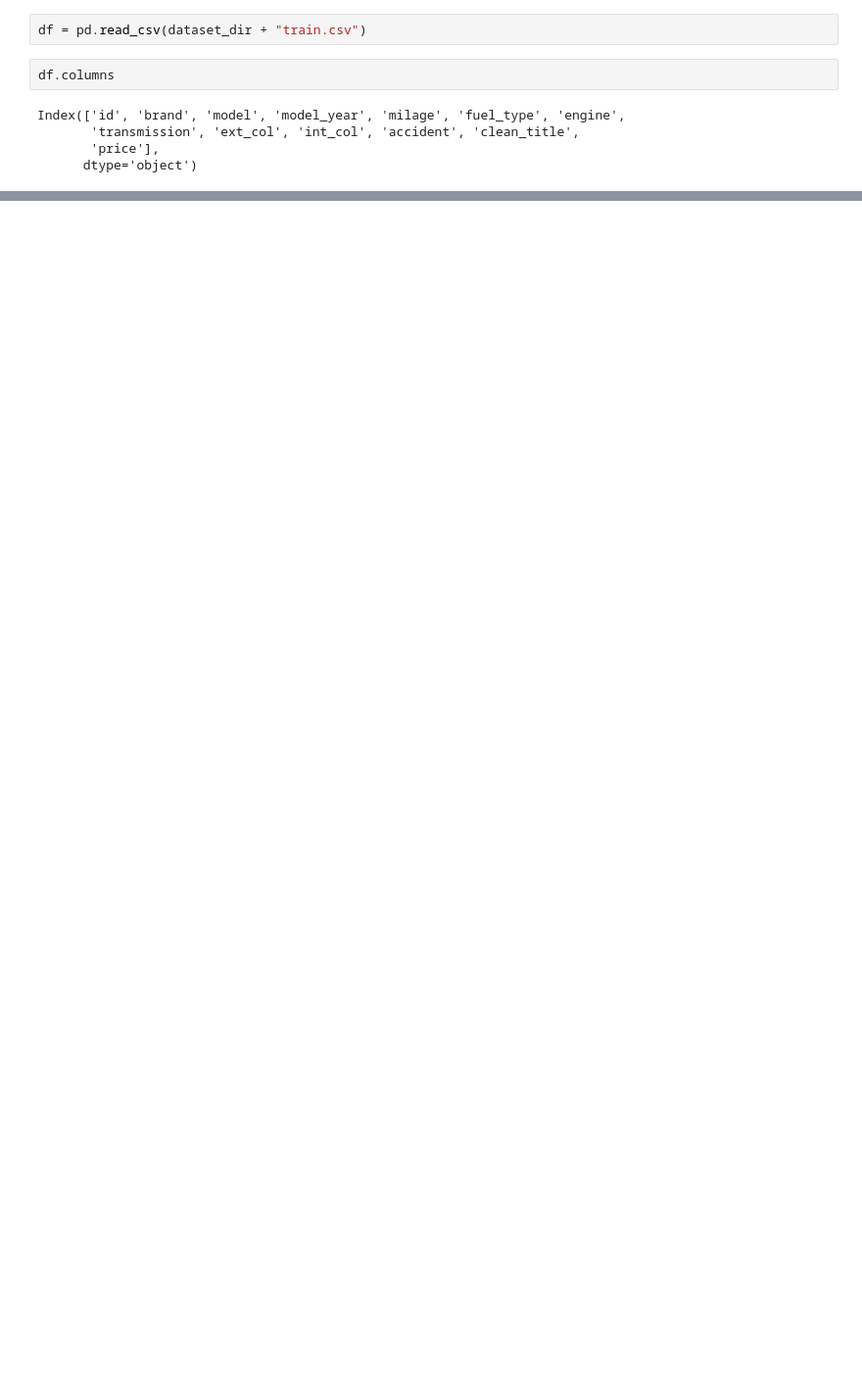
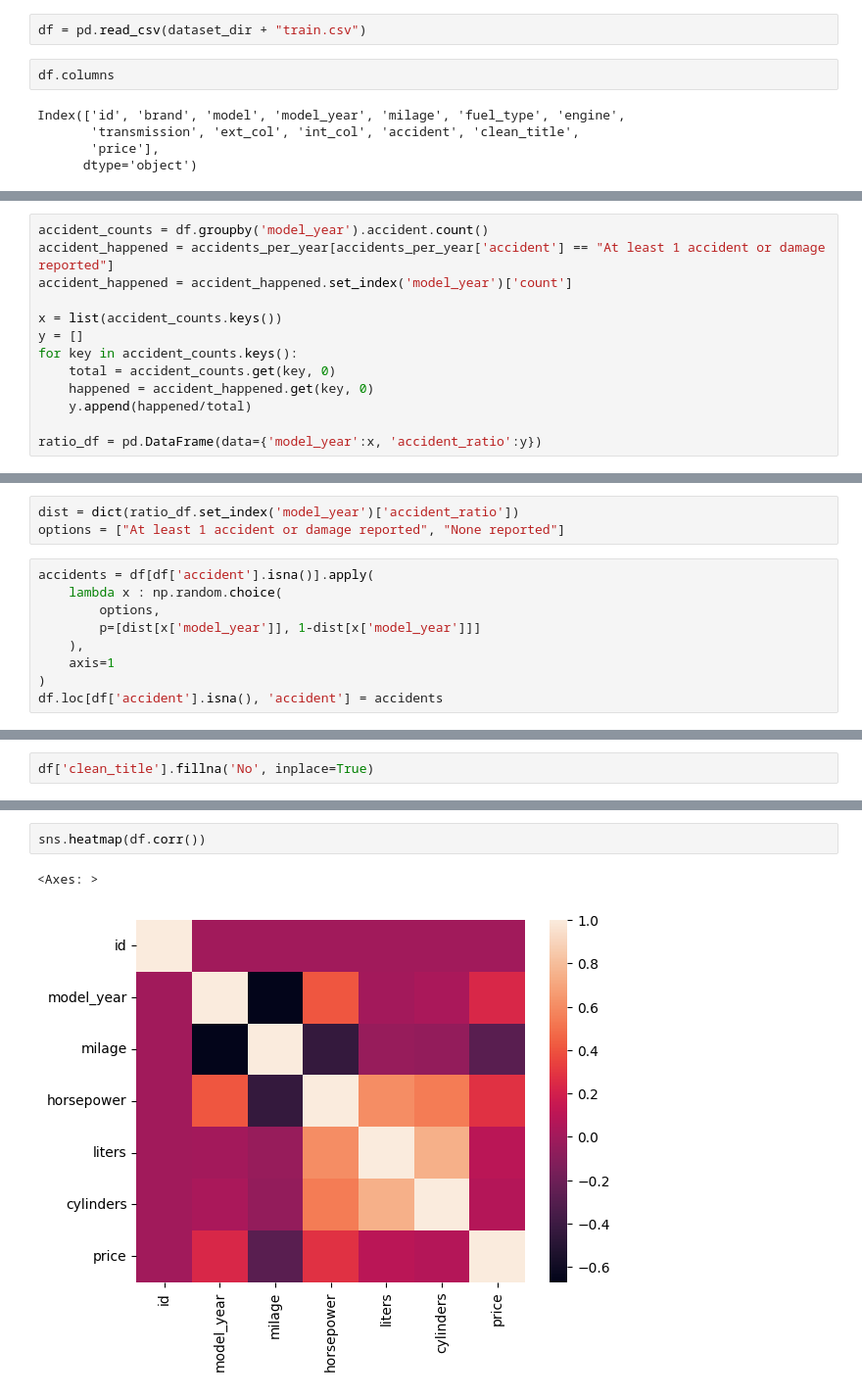
Before and after one commit to SamSJackson/used-cars, a Jupyter notebook: eda.ipynb, the cells around one changed output, grey strips where cells are left out. Shown at 98% size. Saved outputs shown, nothing was run; the diff lists cells and outputs as text; blank space fills up the shorter version.

Commit message:
Modelling and improving

```diff
--- a/eda.ipynb
+++ b/eda.ipynb
@@ -66,0 +185,13 @@ alt.Chart(
+# %%
+accident_counts = df.groupby('model_year').accident.count()
+accident_happened = accidents_per_year[accidents_per_year['accident'] == "At least 1 accident or damage reported"]
+accident_happened = accident_happened.set_index('model_year')['count']
+
+x = list(accident_counts.keys())
+y = []
+for key in accident_counts.keys():
+    total = accident_counts.get(key, 0)
+    happened = accident_happened.get(key, 0)
+    y.append(happened/total)
+
+ratio_df = pd.DataFrame(data={'model_year':x, 'accident_ratio':y})
@@ -66,0 +213,12 @@ alt.Chart(
+# %%
+dist = dict(ratio_df.set_index('model_year')['accident_ratio'])
+options = ["At least 1 accident or damage reported", "None reported"]
+# %%
+accidents = df[df['accident'].isna()].apply(
+    lambda x : np.random.choice(
+        options,
+        p=[dist[x['model_year']], 1-dist[x['model_year']]]
+    ),
+    axis=1
+)
+df.loc[df['accident'].isna(), 'accident'] = accidents
@@ -66,0 +231,2 @@ alt.Chart(
+# %%
+df['clean_title'].fillna('No', inplace=True)
@@ -66,0 +237,5 @@ alt.Chart(
+# %%
+sns.heatmap(df.corr())
+# %% [output]
+<Axes: >
+[figure, added]
```
Also changed, not shown: parts of 49 cells of this notebook, 1 other file.
